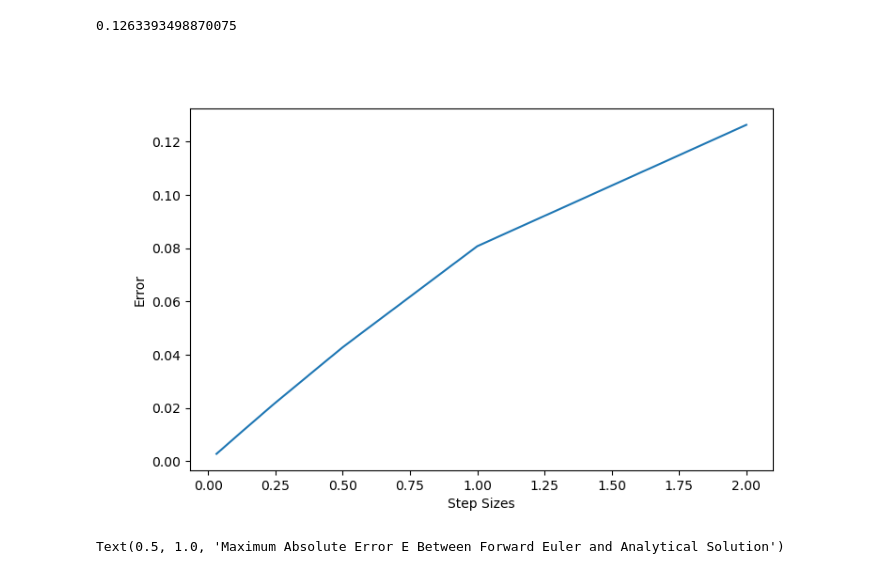
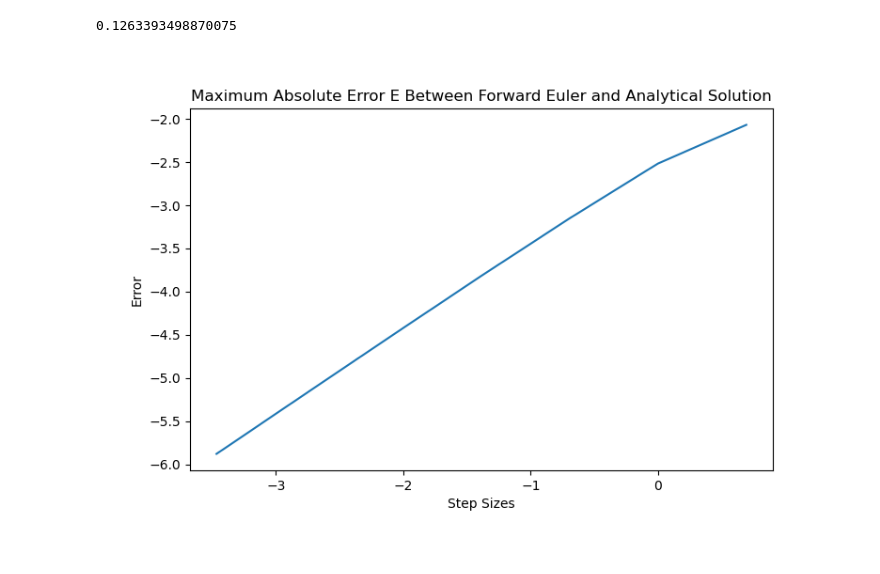
Before and after one commit to mide5396/CSCI4830-Infectious-Disease-Modeling, a Jupyter notebook: Homework 2/problem1.ipynb, the cells around one changed output. Drawn from its saved outputs; the diff is of its cells as text; code cells hidden in the pictures.

```diff
--- a/Homework 2/problem1.ipynb
+++ b/Homework 2/problem1.ipynb
@@ -117,26 +117,25 @@ get_max_error(i_initial, s_initial, Beta, Gamma, t_range, step_size)
 # %%
 # Problem D
 
 step_sizes = [2,1,1/2,1/4,1/8,1/16,1/32]
 i_initial = 0.01
 s_initial = 0.99
 
 Beta = 3
 Gamma = 2
 t_range = 25
 
 errors = []
 
 for step_size in step_sizes:
     errors.append(get_max_error(i_initial, s_initial, Beta, Gamma, t_range, step_size))
 
 plt.figure(1)
 fig, axs = plt.subplots(1, figsize=(8, 5))
-plt.plot(step_sizes, errors)
+plt.plot(np.log(step_sizes), np.log(errors))
 plt.xlabel("Step Sizes")
 plt.ylabel("Error")
+plt.title("Maximum Absolute Error E Between Forward Euler and Analytical Solution")
 plt.show()
-plt.title("Maximum Absolute Error E Between Forward Euler and Analytical Solution")
 # %% [output]
-[figure, old version]
+[figure, new version]
-Text(0.5, 1.0, 'Maximum Absolute Error E Between Forward Euler and Analytical Solution')
```
